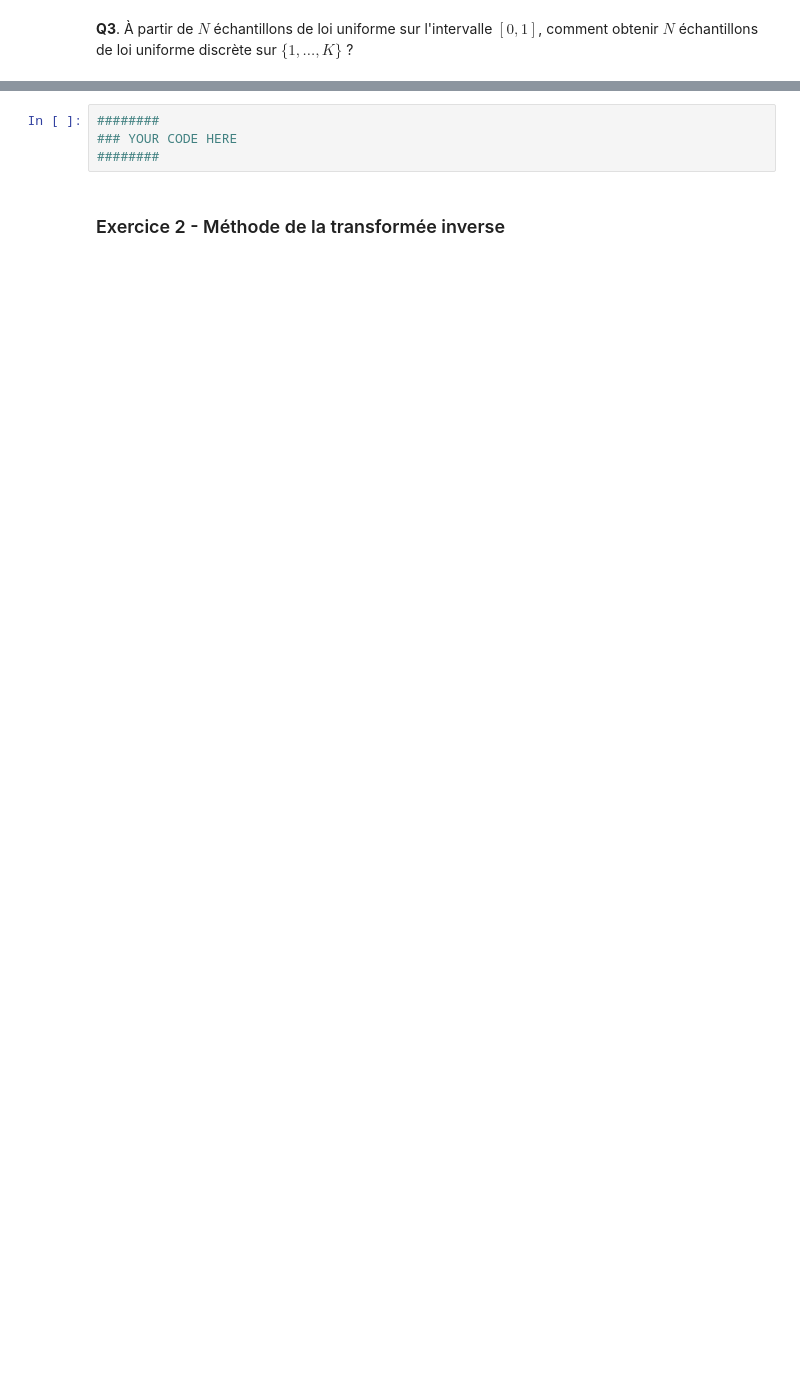
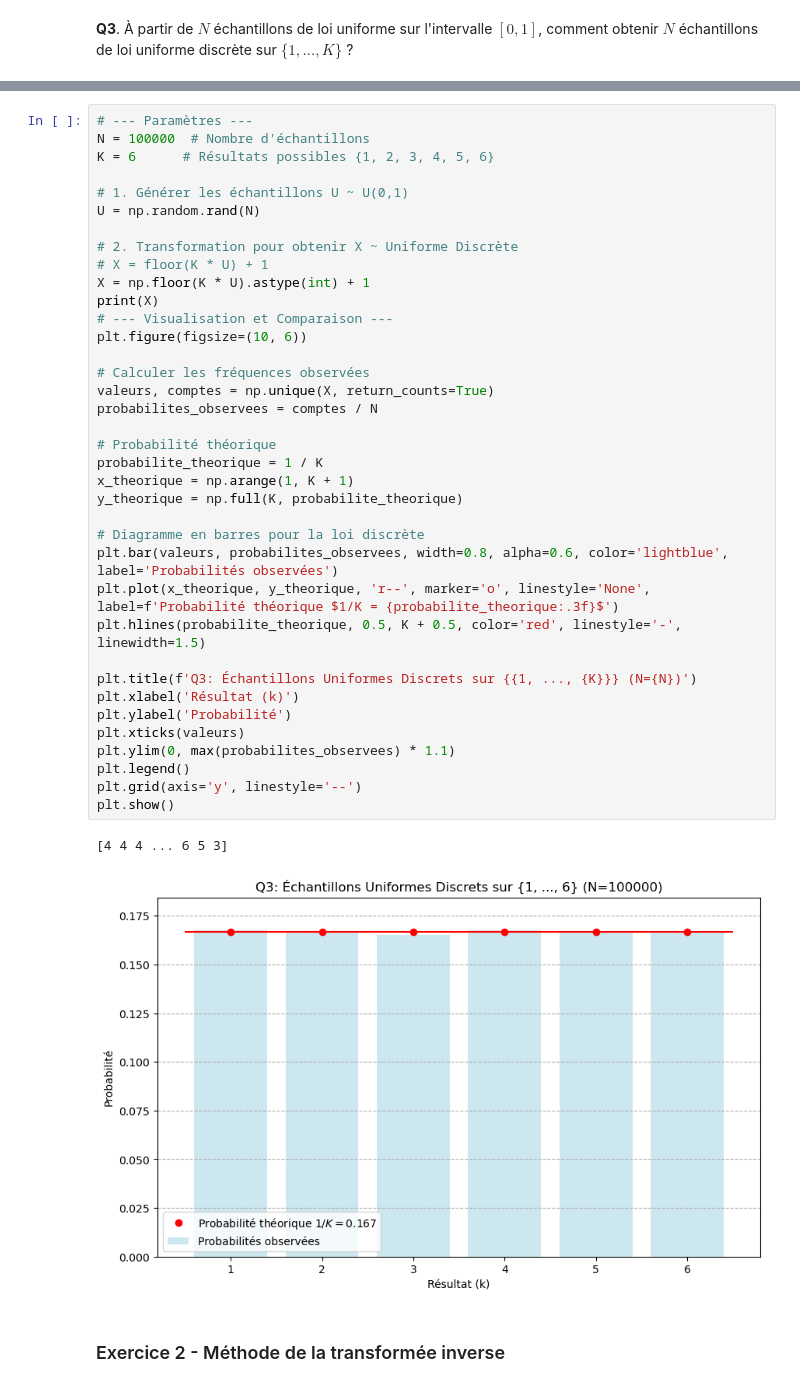
Before and after one commit to farahamorri/estim_av, a Jupyter notebook: tp1_gen_va.ipynb, the cells around one changed output, grey strips where cells are left out. Cells and saved outputs as stored; diff of their text form; blank space fills up the shorter version.

```diff
--- a/tp1_gen_va.ipynb
+++ b/tp1_gen_va.ipynb
@@ -56,7 +230,43 @@ Votre réponse ici
 # %%
-########
-### YOUR CODE HERE
-########
+# --- Paramètres ---
+N = 100000  # Nombre d'échantillons
+K = 6      # Résultats possibles {1, 2, 3, 4, 5, 6}
+
+# 1. Générer les échantillons U ~ U(0,1)
+U = np.random.rand(N)
+
+# 2. Transformation pour obtenir X ~ Uniforme Discrète
+# X = floor(K * U) + 1
+X = np.floor(K * U).astype(int) + 1
+print(X)
+# --- Visualisation et Comparaison ---
+plt.figure(figsize=(10, 6))
+
+# Calculer les fréquences observées
+valeurs, comptes = np.unique(X, return_counts=True)
+probabilites_observees = comptes / N
+
+# Probabilité théorique
+probabilite_theorique = 1 / K
+x_theorique = np.arange(1, K + 1)
+y_theorique = np.full(K, probabilite_theorique)
+
+# Diagramme en barres pour la loi discrète
+plt.bar(valeurs, probabilites_observees, width=0.8, alpha=0.6, color='lightblue', label='Probabilités observées')
+plt.plot(x_theorique, y_theorique, 'r--', marker='o', linestyle='None', label=f'Probabilité théorique $1/K = {probabilite_theorique:.3f}$')
+plt.hlines(probabilite_theorique, 0.5, K + 0.5, color='red', linestyle='-', linewidth=1.5)
+
+plt.title(f'Q3: Échantillons Uniformes Discrets sur {{1, ..., {K}}} (N={N})')
+plt.xlabel('Résultat (k)')
+plt.ylabel('Probabilité')
+plt.xticks(valeurs)
+plt.ylim(0, max(probabilites_observees) * 1.1)
+plt.legend()
+plt.grid(axis='y', linestyle='--')
+plt.show()
+# %% [output]
+[4 4 4 ... 6 5 3]
+[figure, added]
 # %% [markdown]
 ### Exercice 2 - Méthode de la transformée inverse
 # %% [markdown]
```
Also changed, not shown: parts of 29 cells of this notebook.
